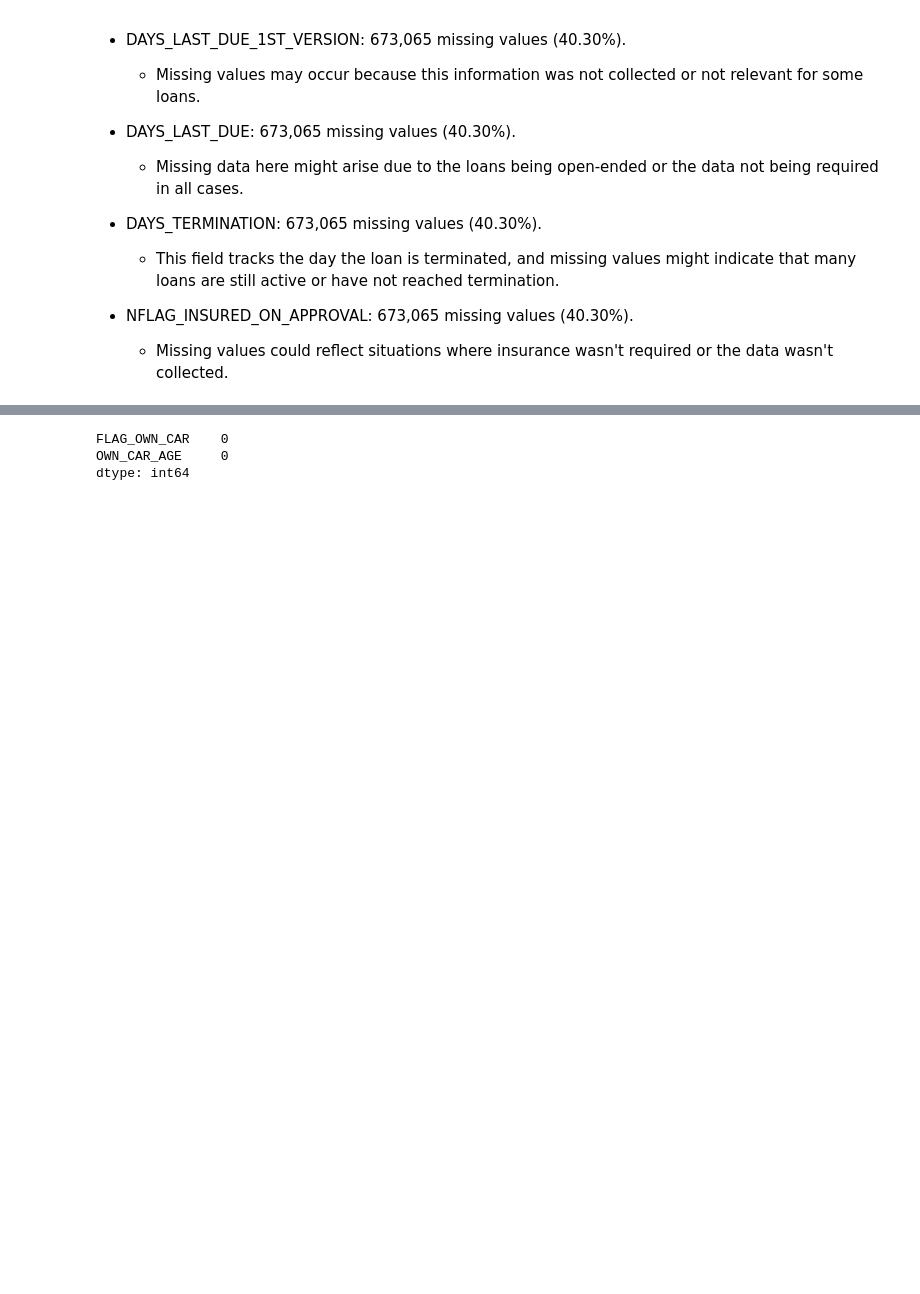
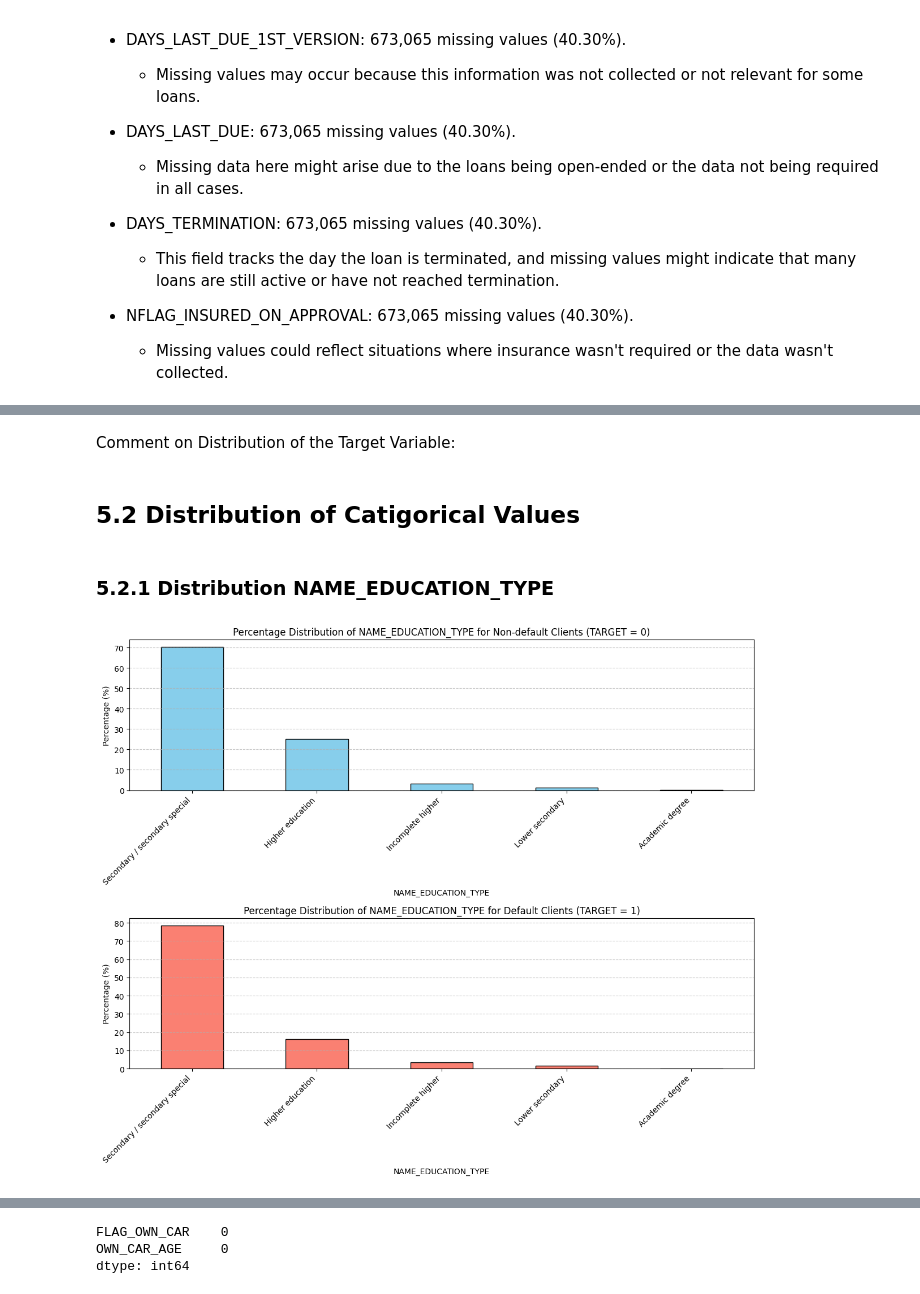
Before and after one commit to mattjohnescu/Practice-Capstone-Project, a Jupyter notebook: EDA Notebook.ipynb, the cells around one changed output, grey strips where cells are left out. Drawn from its saved outputs; the diff is of its cells as text; code cells hidden in the pictures; blank space fills up the shorter version.

```diff
--- a/EDA Notebook.ipynb
+++ b/EDA Notebook.ipynb
@@ -1143,0 +1167,44 @@ Notes on Missing Data:
+# %% [markdown]
+Comment on Distribution of the Target Variable:
+# %% [markdown]
+## 5.2 Distribution of Catigorical Values
+# %% [markdown]
+### 5.2.1 Distribution NAME_EDUCATION_TYPE
+# %%
+import pandas as pd
+import matplotlib.pyplot as plt
+
+
+# Variable: NAME_EDUCATION_TYPE
+plt.figure(figsize=(12, 10))
+
+# Count the number of clients for each category and target value
+var_target_0 = application_train_df[application_train_df['TARGET'] == 0]['NAME_EDUCATION_TYPE'].value_counts()
+var_target_1 = application_train_df[application_train_df['TARGET'] == 1]['NAME_EDUCATION_TYPE'].value_counts()
+
+# Calculate the percentage of clients for each category
+var_target_0_percent = (var_target_0 / var_target_0.sum()) * 100
+var_target_1_percent = (var_target_1 / var_target_1.sum()) * 100
+
+# Subplot for TARGET = 0 (Non-default clients)
+plt.subplot(2, 1, 1)
+var_target_0_percent.plot(kind='bar', color='skyblue', edgecolor='black')
+plt.title('Percentage Distribution of NAME_EDUCATION_TYPE for Non-default Clients (TARGET = 0)')
+plt.xlabel('NAME_EDUCATION_TYPE')
+plt.ylabel('Percentage (%)')
+plt.xticks(rotation=45, ha='right')
+plt.grid(axis='y', linestyle='--', alpha=0.7)
+
+# Subplot for TARGET = 1 (Default clients)
+plt.subplot(2, 1, 2)
+var_target_1_percent.plot(kind='bar', color='salmon', edgecolor='black')
+plt.title('Percentage Distribution of NAME_EDUCATION_TYPE for Default Clients (TARGET = 1)')
+plt.xlabel('NAME_EDUCATION_TYPE')
+plt.ylabel('Percentage (%)')
+plt.xticks(rotation=45, ha='right')
+plt.grid(axis='y', linestyle='--', alpha=0.7)
+
+plt.tight_layout()
+plt.show()
+# %% [output]
+[figure, added]
```
Also changed, not shown: parts of 32 cells of this notebook.
